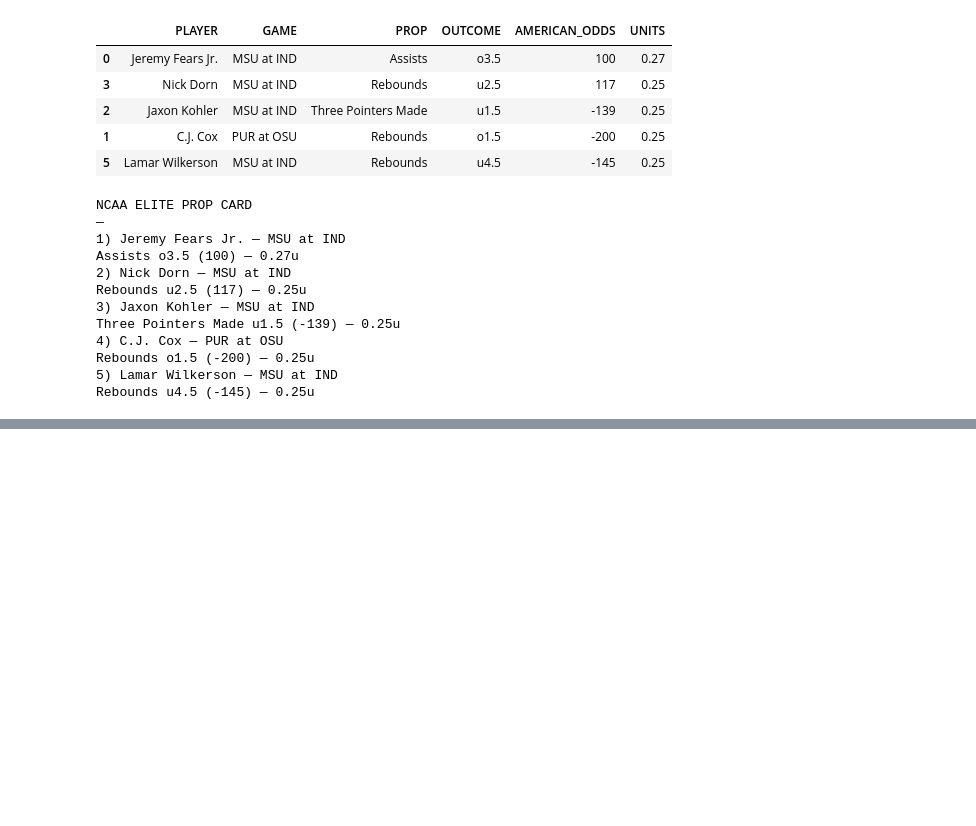
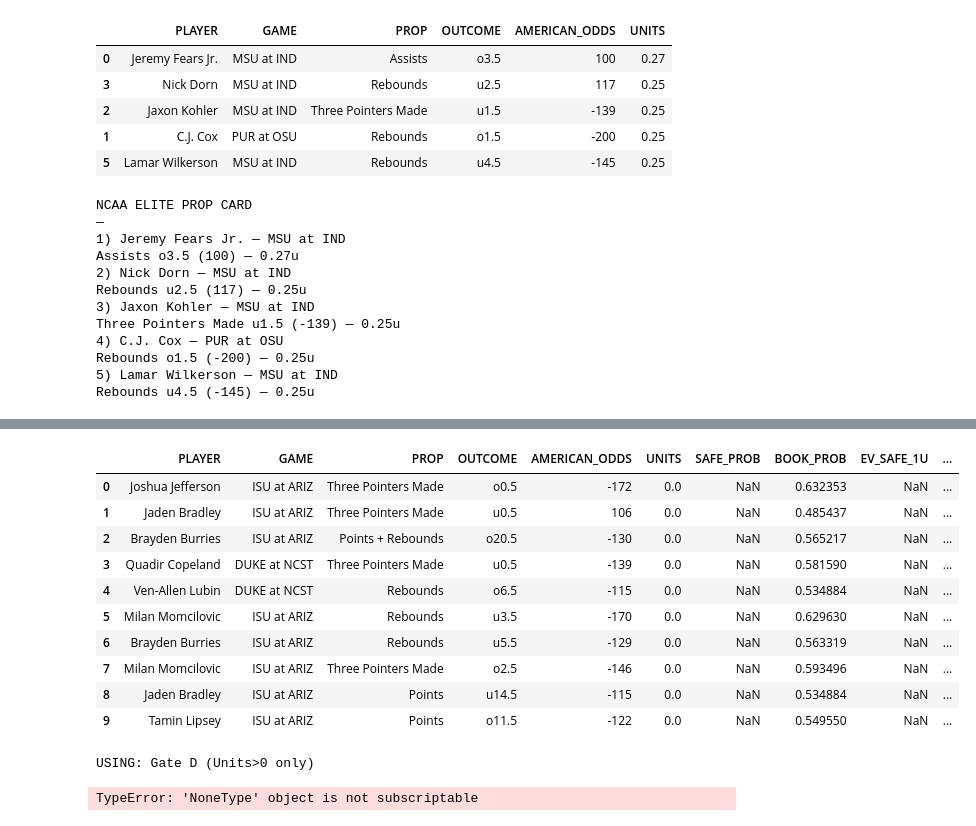
Before and after one commit to dchav12/New-stable-, a Jupyter notebook: NCAA_Player_Prop_hit_rater.ipynb, the cells around one changed output, grey strips where cells are left out. Cells and saved outputs as stored; diff of their text form; code cells hidden in the pictures; blank space fills up the shorter version.

```diff
--- a/NCAA_Player_Prop_hit_rater.ipynb
+++ b/NCAA_Player_Prop_hit_rater.ipynb
@@ -11031,0 +11477,63 @@ Rebounds u4.5 (-145) — 0.25u
+# %%
+import numpy as np
+import pandas as pd
+
+print("Total rows:", len(df))
+print("EV>0 count:", int((df["EV_SAFE_1U"] > 0).sum()))
+print("SafeProb>BookProb count:", int((df["SAFE_PROB"] > df["BOOK_PROB"]).sum()))
+print("Edge >= +3 pts count:", int((df["SAFE_PROB"] >= df["BOOK_PROB"] + 0.03).sum()))
+print("Units > 0 count:", int((df["UNITS"] > 0).sum()))
+
+# Show distribution so we can see if it's just a tight slate
+print("\nSAFE_PROB quantiles:")
+print(df["SAFE_PROB"].quantile([.5,.6,.7,.8,.9,.95]).round(4))
+print("\nEV_SAFE_1U quantiles:")
+print(df["EV_SAFE_1U"].quantile([.5,.6,.7,.8,.9,.95]).round(4))
+print("\nTop 10 by EV_SAFE_1U (raw):")
+display(df.sort_values("EV_SAFE_1U", ascending=False).head(10)[
+    ["PLAYER","GAME","PROP","OUTCOME","AMERICAN_ODDS","UNITS","SAFE_PROB","BOOK_PROB","EV_SAFE_1U",
+     "ESPN_OPP_DEF_PPG_PROXY","ESPN_PACE_PROXY"]
+])
+
+# --- Fallback ladder (ONLY relax final gate, keep all model layers) ---
+# Gate A: original strict (yours)
+gateA = df[(df["EV_SAFE_1U"] > 0) & (df["SAFE_PROB"] >= df["BOOK_PROB"] + 0.03)].copy()
+
+# Gate B: still +EV, but edge >= +2 pts
+gateB = df[(df["EV_SAFE_1U"] > 0) & (df["SAFE_PROB"] >= df["BOOK_PROB"] + 0.02)].copy()
+
+# Gate C: +EV only (no edge requirement)
+gateC = df[(df["EV_SAFE_1U"] > 0)].copy()
+
+# Gate D: last resort (if slate is brutal): best edges even if tiny EV (still positive units)
+gateD = df[(df["UNITS"] > 0)].copy()
+
+def build_card(dfx, label):
+    if len(dfx)==0:
+        return None, label
+    dfx = dfx.copy()
+    dfx["SCORE"] = (dfx["EV_SAFE_1U"]*100) + (dfx["SAFE_PROB"]*10) - (dfx["INJ_SENS_ABS"]*0.5)
+    dfx = dfx.sort_values("SCORE", ascending=False)
+    top = dfx.head(10).reset_index(drop=True)
+    top["RANK"] = np.arange(1, len(top)+1)
+    return top, label
+
+top10, used = None, None
+for dfx, label in [(gateA,"Gate A (EV>0 & edge≥3pts)"),
+                   (gateB,"Gate B (EV>0 & edge≥2pts)"),
+                   (gateC,"Gate C (EV>0 only)"),
+                   (gateD,"Gate D (Units>0 only)")]:
+    top10, used = build_card(dfx, label)
+    if top10 is not None and len(top10)>0:
+        break
+
+print("\nUSING:", used)
+display(top10[["RANK","PLAYER","GAME","PROP","OUTCOME","AMERICAN_ODDS","UNITS","SAFE_PROB","BOOK_PROB","EV_SAFE_1U",
+              "ESPN_OPP_DEF_PPG_PROXY","ESPN_PACE_PROXY"]])
+
+print("\nNCAA ELITE PROP CARD")
+print("—")
+for r in top10.head(5).itertuples():
+    print(f"{r.RANK}) {r.PLAYER} — {r.GAME}")
+    print(f"{r.PROP} {r.OUTCOME} ({r.AMERICAN_ODDS}) — {r.UNITS:.2f}u")
+# %% [output]
@@ -11031,0 +11557,13 @@ Rebounds u4.5 (-145) — 0.25u
+|  | PLAYER | GAME | PROP | OUTCOME | AMERICAN_ODDS | UNITS | SAFE_PROB | BOOK_PROB | EV_SAFE_1U | ... |
+| 0 | Joshua Jefferson | ISU at ARIZ | Three Pointers Made | o0.5 | -172 | 0.0 | NaN | 0.632353 | NaN | ... |
+| 1 | Jaden Bradley | ISU at ARIZ | Three Pointers Made | u0.5 | 106 | 0.0 | NaN | 0.485437 | NaN | ... |
+| 2 | Brayden Burries | ISU at ARIZ | Points + Rebounds | o20.5 | -130 | 0.0 | NaN | 0.565217 | NaN | ... |
+| 3 | Quadir Copeland | DUKE at NCST | Three Pointers Made | u0.5 | -139 | 0.0 | NaN | 0.581590 | NaN | ... |
+| 4 | Ven-Allen Lubin | DUKE at NCST | Rebounds | o6.5 | -115 | 0.0 | NaN | 0.534884 | NaN | ... |
+| 5 | Milan Momcilovic | ISU at ARIZ | Rebounds | u3.5 | -170 | 0.0 | NaN | 0.629630 | NaN | ... |
+| 6 | Brayden Burries | ISU at ARIZ | Rebounds | u5.5 | -129 | 0.0 | NaN | 0.563319 | NaN | ... |
+| 7 | Milan Momcilovic | ISU at ARIZ | Three Pointers Made | o2.5 | -146 | 0.0 | NaN | 0.593496 | NaN | ... |
+| 8 | Jaden Bradley | ISU at ARIZ | Points | u14.5 | -115 | 0.0 | NaN | 0.534884 | NaN | ... |
+| 9 | Tamin Lipsey | ISU at ARIZ | Points | o11.5 | -122 | 0.0 | NaN | 0.549550 | NaN | ... |
+USING: Gate D (Units>0 only)
+TypeError: 'NoneType' object is not subscriptable
```
Also changed, not shown: parts of 13 cells of this notebook.
